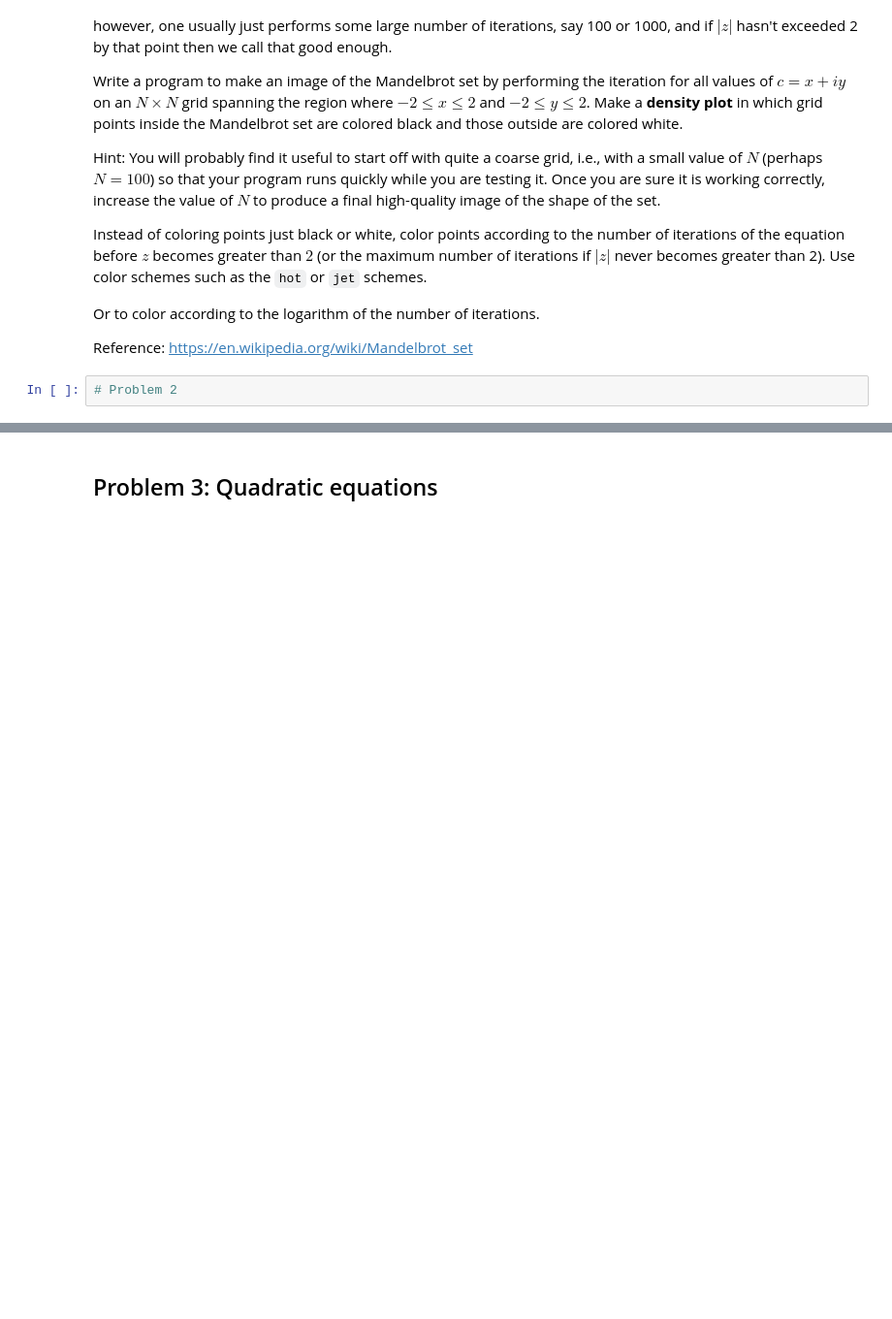
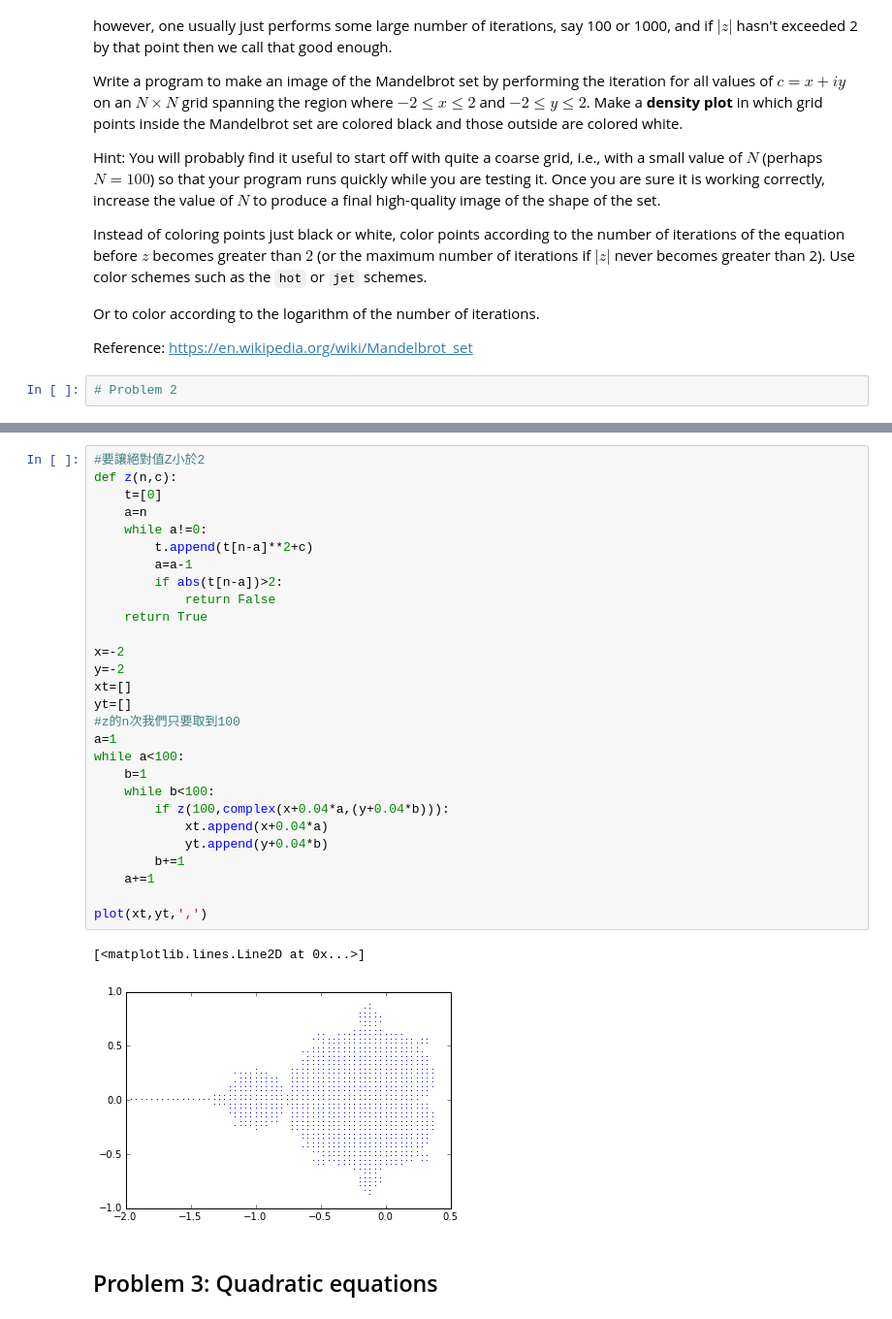
Before and after one commit to pcchen/NTHU10320PHYS290000, a Jupyter notebook: student/102034050/Homework3.ipynb, the cells around one changed output, grey strips where cells are left out. Shown at 97% size. Saved outputs shown, nothing was run; the diff lists cells and outputs as text; blank space fills up the shorter version.

```diff
--- a/student/102034050/Homework3.ipynb
+++ b/student/102034050/Homework3.ipynb
@@ -120,3 +83,34 @@ def mandel(x, y, maxi):
+# %%
+#要讓絕對值Z小於2
+def z(n,c):
+    t=[0]
+    a=n
+    while a!=0:
+        t.append(t[n-a]**2+c)
+        a=a-1
+        if abs(t[n-a])>2:
+            return False
+    return True
+
+x=-2
+y=-2
+xt=[]
+yt=[]
+#z的n次我們只要取到100
+a=1
+while a<100:
+    b=1
+    while b<100:
+        if z(100,complex(x+0.04*a,(y+0.04*b))):
+            xt.append(x+0.04*a)
+            yt.append(y+0.04*b)
+        b+=1
+    a+=1
+
+plot(xt,yt,',')
+# %% [output]
+[<matplotlib.lines.Line2D at 0x...>]
+[figure, added]
 # %% [markdown]
 ## Problem 3: Quadratic equations
 # %% [markdown]
```
Also changed, not shown: parts of 4 cells of this notebook.
